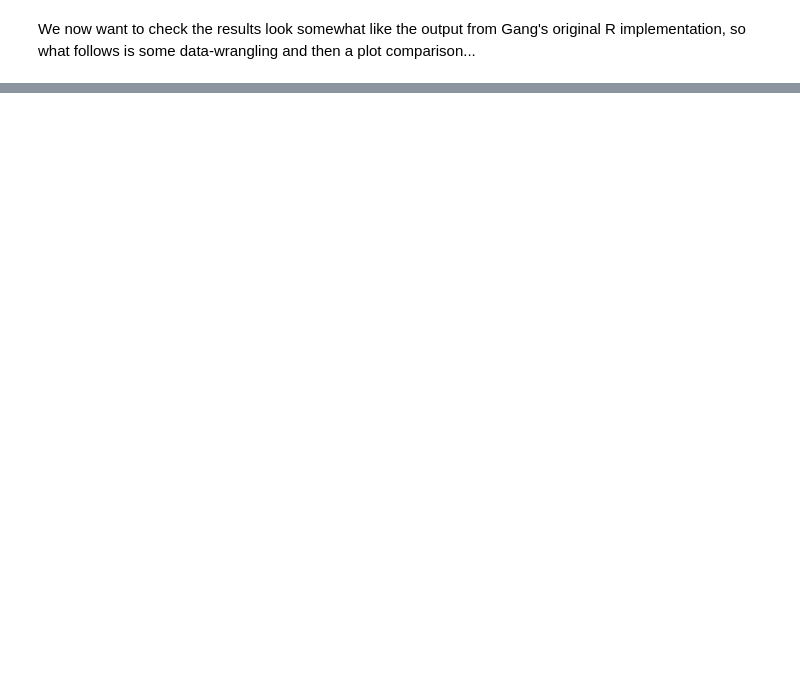
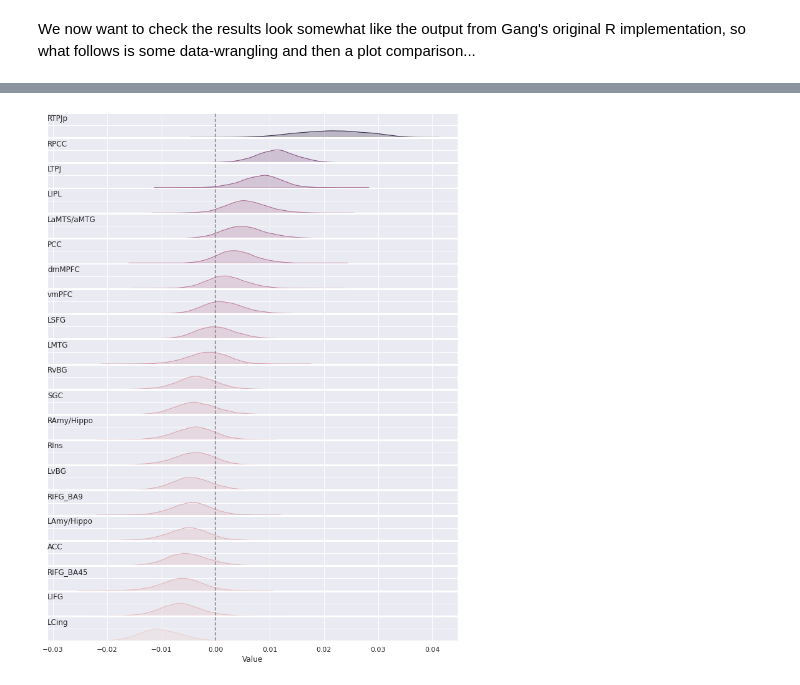
Before and after one commit to crnolan/pyrba, a Jupyter notebook: running-an-rba-model-w-PyMC.ipynb, the cells around one changed output, grey strips where cells are left out. Saved outputs shown, nothing was run; the diff lists cells and outputs as text; code cells hidden in the pictures; blank space fills up the shorter version.

Commit message:
Add region distribution plot

```diff
--- a/running-an-rba-model-w-PyMC.ipynb
+++ b/running-an-rba-model-w-PyMC.ipynb
@@ -97,0 +158,22 @@ roi_df
+# %%
+g = sns.displot(roi_df.reset_index(),
+                x='value',
+                hue='roi_mean',
+                row='ROI',
+                kind='kde',
+                legend=False,
+                row_order=roi_means.index,
+                fill=True,
+                height=0.6,
+                aspect=16)
+g.refline(x=0.0)
+g.set_axis_labels(x_var='Value', y_var='')
+g.set_titles(template='', row_template='{row_name}')
+g.set_yticklabels(labels=[])
+g.tight_layout()
+plt.subplots_adjust(hspace=0.05)
+axes = g.axes.ravel()
+for i, (label, ax, mean) in enumerate(zip(roi_means.index, axes, roi_means)):
+    ax.set_title(label, loc="left", pad=-12)
+# %% [output]
+[figure, added]
```
Also changed, not shown: parts of 6 cells of this notebook.
